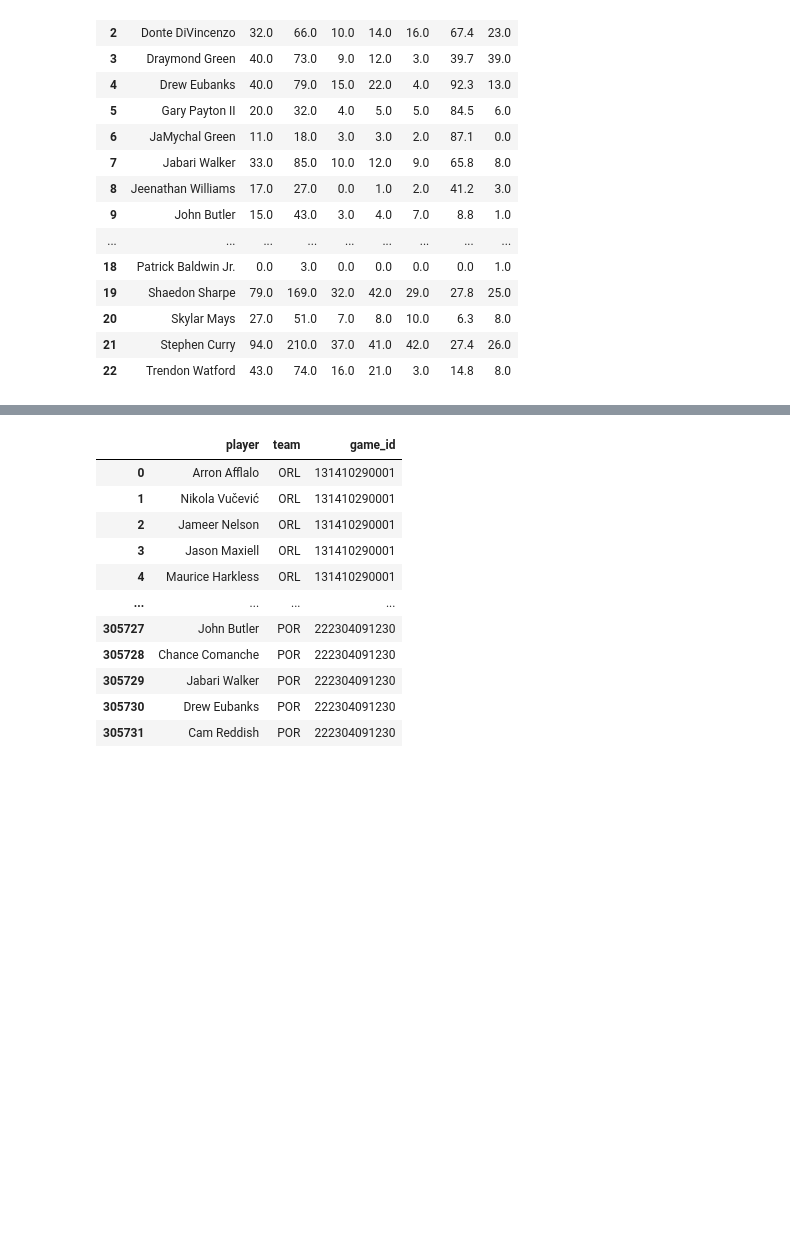
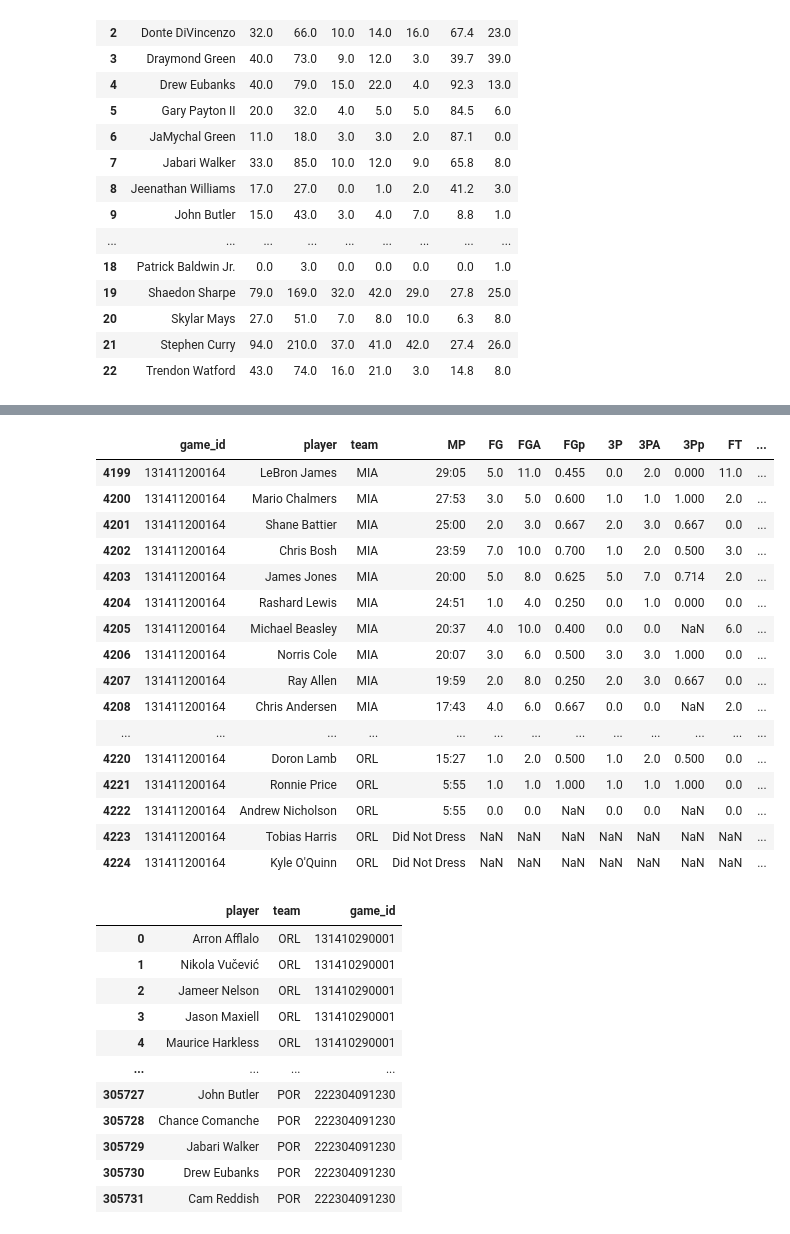
Before and after one commit to luke-lite/NBA-Prediction-Modeling, a Jupyter notebook: player-aggregation.ipynb, the cells around one changed output, grey strips where cells are left out. Drawn from its saved outputs; the diff is of its cells as text; code cells hidden in the pictures; blank space fills up the shorter version.

```diff
--- a/player-aggregation.ipynb
+++ b/player-aggregation.ipynb
@@ -97,3 +251,23 @@ ss
+# %%
+player_stats[player_stats['game_id'] == 131411200164]
+# %% [output]
+|  | game_id | player | team | MP | FG | FGA | FGp | 3P | 3PA | 3Pp | FT | ... |
+| 4199 | 131411200164 | LeBron James | MIA | 29:05 | 5.0 | 11.0 | 0.455 | 0.0 | 2.0 | 0.000 | 11.0 | ... |
+| 4200 | 131411200164 | Mario Chalmers | MIA | 27:53 | 3.0 | 5.0 | 0.600 | 1.0 | 1.0 | 1.000 | 2.0 | ... |
+| 4201 | 131411200164 | Shane Battier | MIA | 25:00 | 2.0 | 3.0 | 0.667 | 2.0 | 3.0 | 0.667 | 0.0 | ... |
+| 4202 | 131411200164 | Chris Bosh | MIA | 23:59 | 7.0 | 10.0 | 0.700 | 1.0 | 2.0 | 0.500 | 3.0 | ... |
+| 4203 | 131411200164 | James Jones | MIA | 20:00 | 5.0 | 8.0 | 0.625 | 5.0 | 7.0 | 0.714 | 2.0 | ... |
+| 4204 | 131411200164 | Rashard Lewis | MIA | 24:51 | 1.0 | 4.0 | 0.250 | 0.0 | 1.0 | 0.000 | 0.0 | ... |
+| 4205 | 131411200164 | Michael Beasley | MIA | 20:37 | 4.0 | 10.0 | 0.400 | 0.0 | 0.0 | NaN | 6.0 | ... |
+| 4206 | 131411200164 | Norris Cole | MIA | 20:07 | 3.0 | 6.0 | 0.500 | 3.0 | 3.0 | 1.000 | 0.0 | ... |
+| 4207 | 131411200164 | Ray Allen | MIA | 19:59 | 2.0 | 8.0 | 0.250 | 2.0 | 3.0 | 0.667 | 0.0 | ... |
+| 4208 | 131411200164 | Chris Andersen | MIA | 17:43 | 4.0 | 6.0 | 0.667 | 0.0 | 0.0 | NaN | 2.0 | ... |
+| ... | ... | ... | ... | ... | ... | ... | ... | ... | ... | ... | ... | ... |
+| 4220 | 131411200164 | Doron Lamb | ORL | 15:27 | 1.0 | 2.0 | 0.500 | 1.0 | 2.0 | 0.500 | 0.0 | ... |
+| 4221 | 131411200164 | Ronnie Price | ORL | 5:55 | 1.0 | 1.0 | 1.000 | 1.0 | 1.0 | 1.000 | 0.0 | ... |
+| 4222 | 131411200164 | Andrew Nicholson | ORL | 5:55 | 0.0 | 0.0 | NaN | 0.0 | 0.0 | NaN | 0.0 | ... |
+| 4223 | 131411200164 | Tobias Harris | ORL | Did Not Dress | NaN | NaN | NaN | NaN | NaN | NaN | NaN | ... |
+| 4224 | 131411200164 | Kyle O'Quinn | ORL | Did Not Dress | NaN | NaN | NaN | NaN | NaN | NaN | NaN | ... |
 # %%
 id_ref = player_stats[['player', 'team', 'game_id']]
 id_ref
```
Also changed, not shown: parts of 12 cells of this notebook.
